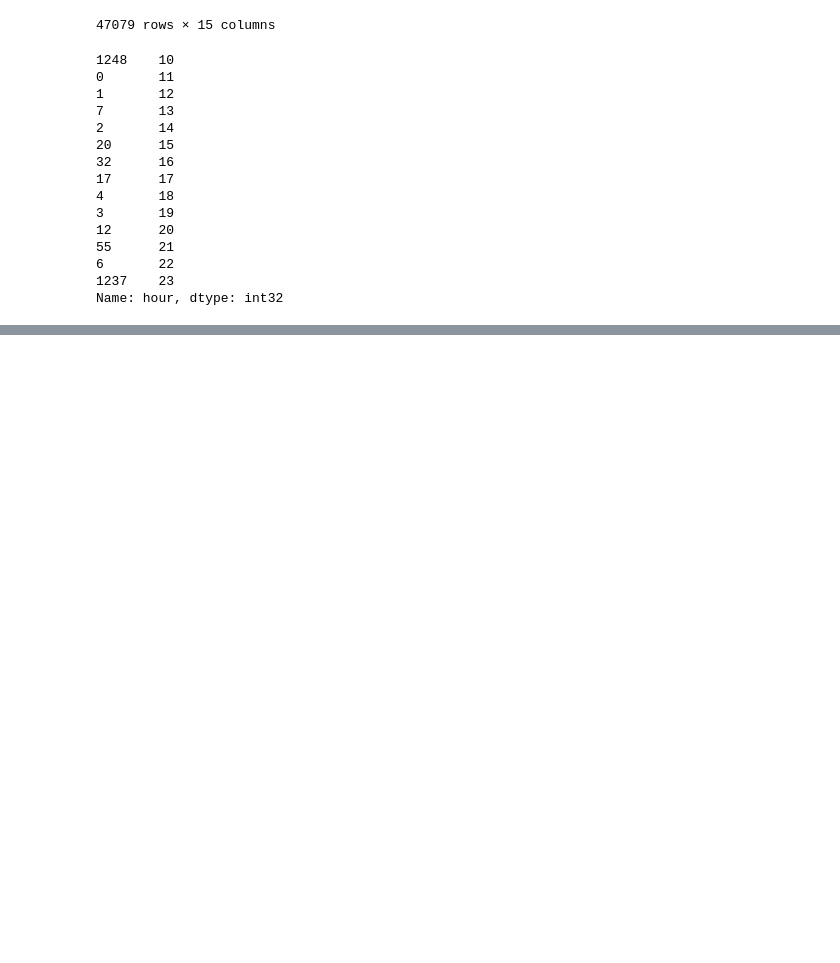
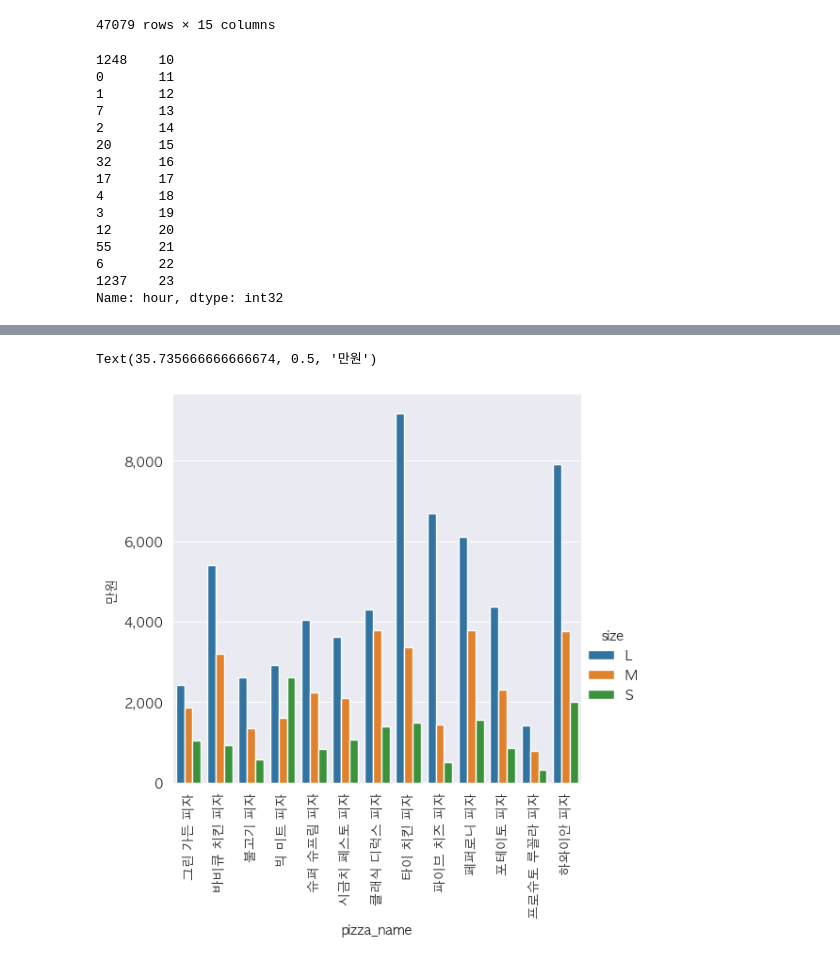
Before and after one commit to jeongryuni/study_analysis, a Jupyter notebook: 데이터 분석 프로젝트 : 피자 가게 데이터/main.ipynb, the cells around one changed output, grey strips where cells are left out. Cells and saved outputs as stored; diff of their text form; code cells hidden in the pictures; blank space fills up the shorter version.

```diff
--- a/데이터 분석 프로젝트 : 피자 가게 데이터/main.ipynb
+++ b/데이터 분석 프로젝트 : 피자 가게 데이터/main.ipynb
@@ -459,0 +587,9 @@ Text(0.5, 1.0, '시간대별 매출')
+# %%
+# 피자 메뉴와 사이즈별 매출량 그래프
+sns.catplot(data=pizza_menu_size_group, kind='bar', x='pizza_name', y='price', hue='size')
+plt.xticks(rotation=90)
+plt.gca().yaxis.set_major_formatter(plt.FuncFormatter(lambda x, _: f'{x/10000:,.0f}'))
+plt.ylabel('만원')
+# %% [output]
+Text(35.735666666666674, 0.5, '만원')
+[figure, added]
```
Also changed, not shown: parts of 24 cells of this notebook.
